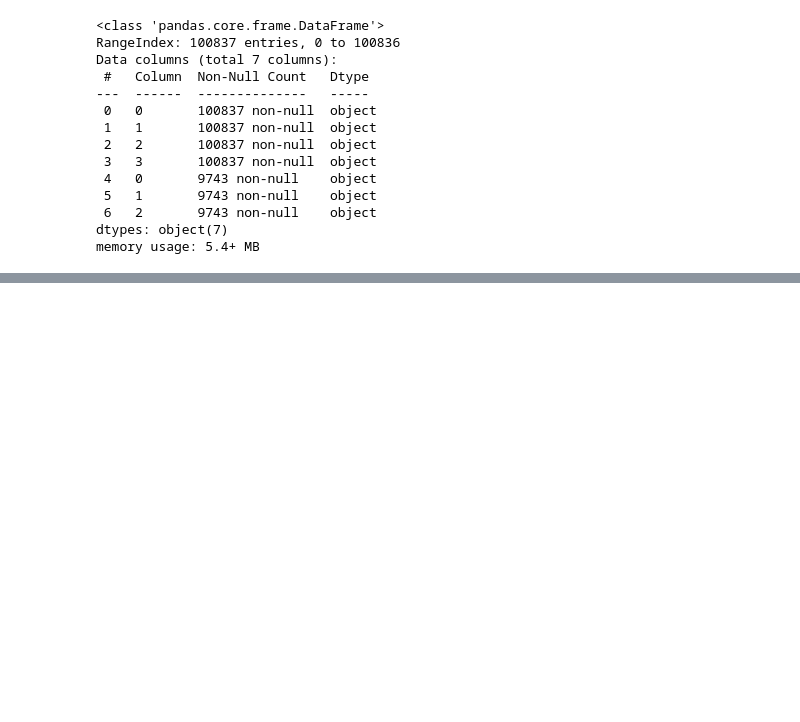
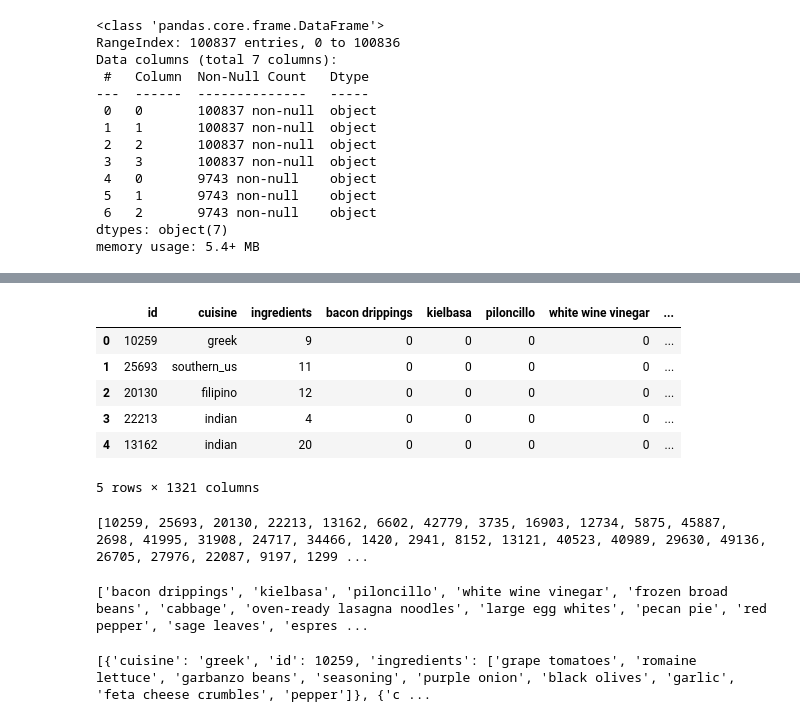
Before and after one commit to sonics738/DataScience-2022, a Jupyter notebook: PY 16 Подгрузка данных/Data/PY_16.ipynb, the cells around one changed output, grey strips where cells are left out. Saved outputs shown, nothing was run; the diff lists cells and outputs as text; code cells hidden in the pictures; blank space fills up the shorter version.

```diff
--- a/PY 16 Подгрузка данных/Data/PY_16.ipynb
+++ b/PY 16 Подгрузка данных/Data/PY_16.ipynb
@@ -209,0 +388,22 @@ with open('recipes.json') as f: # Открываем файл и связыва
+# %%
+df = pd.read_csv('recipes.csv') # Создаём DataFrame, читаем данные из файла в переменную df
+# %%
+df.head()
+# %% [output]
+|  | id | cuisine | ingredients | bacon drippings | kielbasa | piloncillo | white wine vinegar | ... |
+| 0 | 10259 | greek | 9 | 0 | 0 | 0 | 0 | ... |
+| 1 | 25693 | southern_us | 11 | 0 | 0 | 0 | 0 | ... |
+| 2 | 20130 | filipino | 12 | 0 | 0 | 0 | 0 | ... |
+| 3 | 22213 | indian | 4 | 0 | 0 | 0 | 0 | ... |
+| 4 | 13162 | indian | 20 | 0 | 0 | 0 | 0 | ... |
+5 rows × 1321 columns
+# %%
+ids = list(df['id'].unique())
+print(ids)
+# %% [output]
+[10259, 25693, 20130, 22213, 13162, 6602, 42779, 3735, 16903, 12734, 5875, 45887, 2698, 41995, 31908, 24717, 34466, 1420, 2941, 8152, 13121, 40523, 40989, 29630, 49136, 26705, 27976, 22087, 9197, 1299 ...
+# %%
+ingredients = list(df.columns[3:])
+print(ingredients)
+# %% [output]
+['bacon drippings', 'kielbasa', 'piloncillo', 'white wine vinegar', 'frozen broad beans', 'cabbage', 'oven-ready lasagna noodles', 'large egg whites', 'pecan pie', 'red pepper', 'sage leaves', 'espres ...
@@ -209,0 +424,4 @@ with open('recipes.json') as f: # Открываем файл и связыва
+# %%
+print(new_recipes)
+# %% [output]
+[{'cuisine': 'greek', 'id': 10259, 'ingredients': ['grape tomatoes', 'romaine lettuce', 'garbanzo beans', 'seasoning', 'purple onion', 'black olives', 'garlic', 'feta cheese crumbles', 'pepper']}, {'c ...
```
Also changed, not shown: parts of 65 cells of this notebook, 7 other files.
